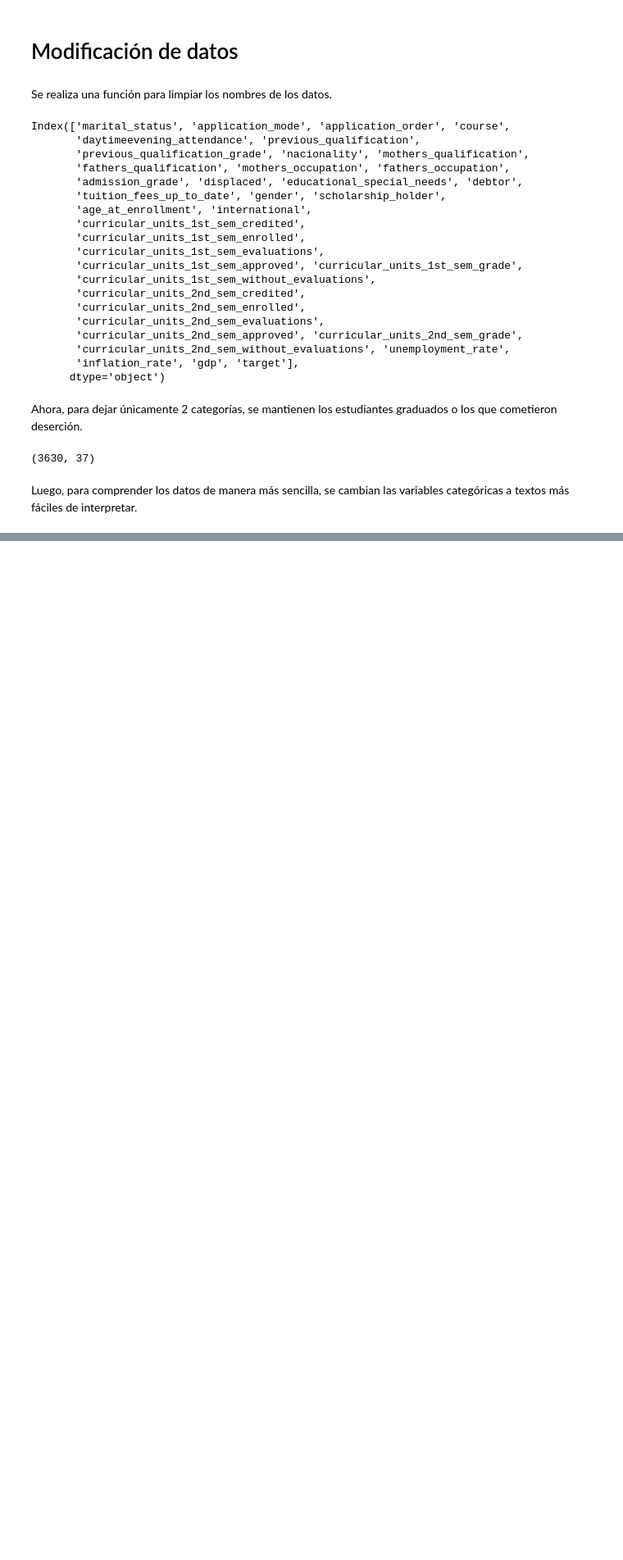
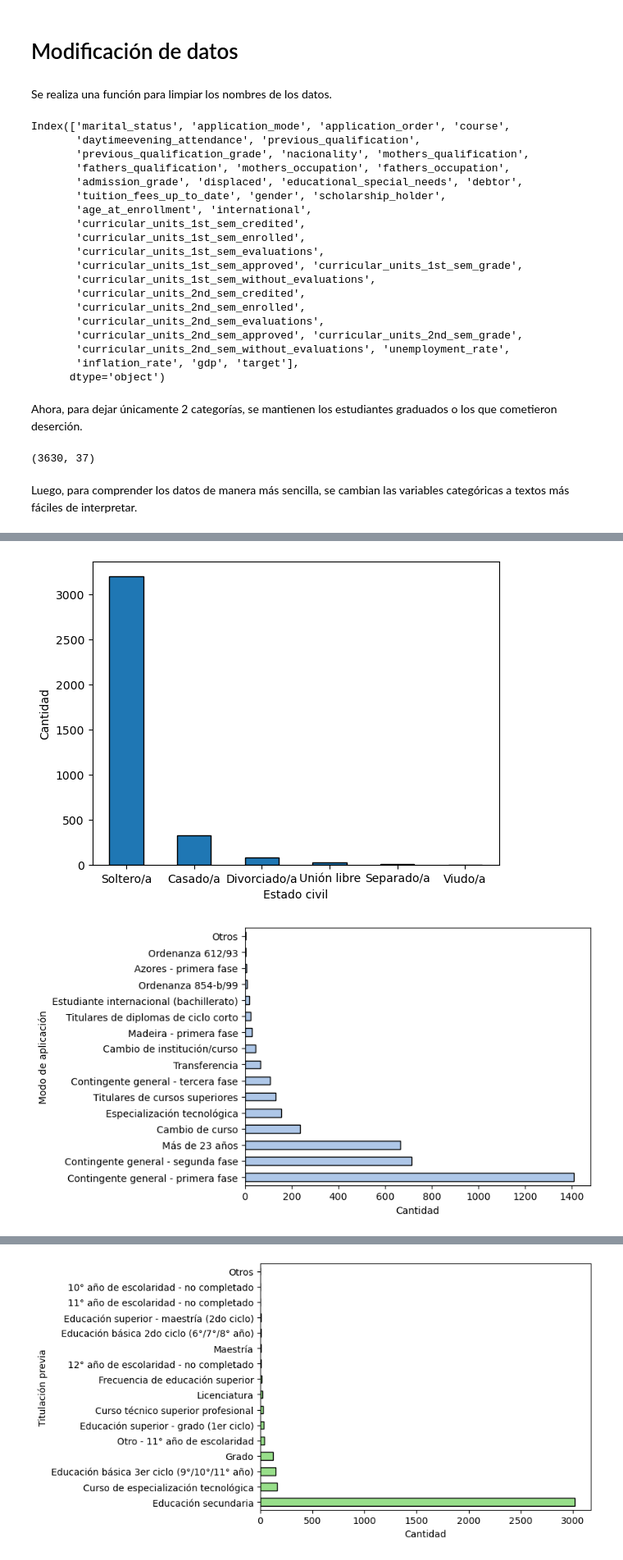
Before and after one commit to Santifer0803/Proyecto_analisis_de_datos, a Jupyter notebook: Proyecto análisis de datos.ipynb, the cells around one changed output, grey strips where cells are left out. Shown at 82% size. Cells and saved outputs as stored; diff of their text form; code cells hidden in the pictures; blank space fills up the shorter version.

Commit message:
feat: Gráficos preliminares

```diff
--- a/Proyecto análisis de datos.ipynb
+++ b/Proyecto análisis de datos.ipynb
@@ -434,0 +516,51 @@ datos
+# %%
+# Variables de tipo categórico
+cols_ctgry = datos.select_dtypes(include = "category").columns
+
+# Colores a usar en los gráficos
+n = len(cols_ctgry)
+colors = plt.cm.tab20(np.linspace(0, 1, n))
+
+# N categorías más frecuentes y las demás en "Otros"
+top_n = 15
+
+# Se grafica para cada variable
+for i, col in enumerate(cols_ctgry):
+    # Frecuencias de cada categoría
+    conteo = datos[col].value_counts()
+
+    # Si tiene más de 7 categorías se aplica el top N
+    if len(conteo) > 7:
+        top = conteo.head(top_n)
+        otros = conteo.iloc[top_n:].sum()
+
+        if otros > 0:
+            top["Otros"] = otros
+
+        conteo = top
+
+        # Se le pone mayúscula inicial a las etiquetas de las categorías
+        conteo.index = conteo.index.map(lambda x: str(x).capitalize())
+
+        # Se grafica
+        conteo.plot(kind = "barh", color=colors[i], edgecolor = "black")
+
+        plt.ylabel(name_col(col))
+        plt.xlabel("Cantidad")
+        plt.xticks(rotation = 0)
+        plt.show()
+    else:
+
+        # Se le pone mayúscula inicial a las etiquetas de las categorías
+        conteo.index = conteo.index.map(lambda x: str(x).capitalize())
+
+        # Se grafica
+        conteo.plot(kind = "bar", color = colors[i], edgecolor = "black")
+
+        plt.xlabel(name_col(col))
+        plt.ylabel("Cantidad")
+        plt.xticks(rotation=0)
+        plt.show()
+# %% [output]
+[figure, added]
+[figure, added]
@@ -434,0 +570 @@ datos
+[figure, added]
```
Also changed, not shown: parts of 14 cells of this notebook.
